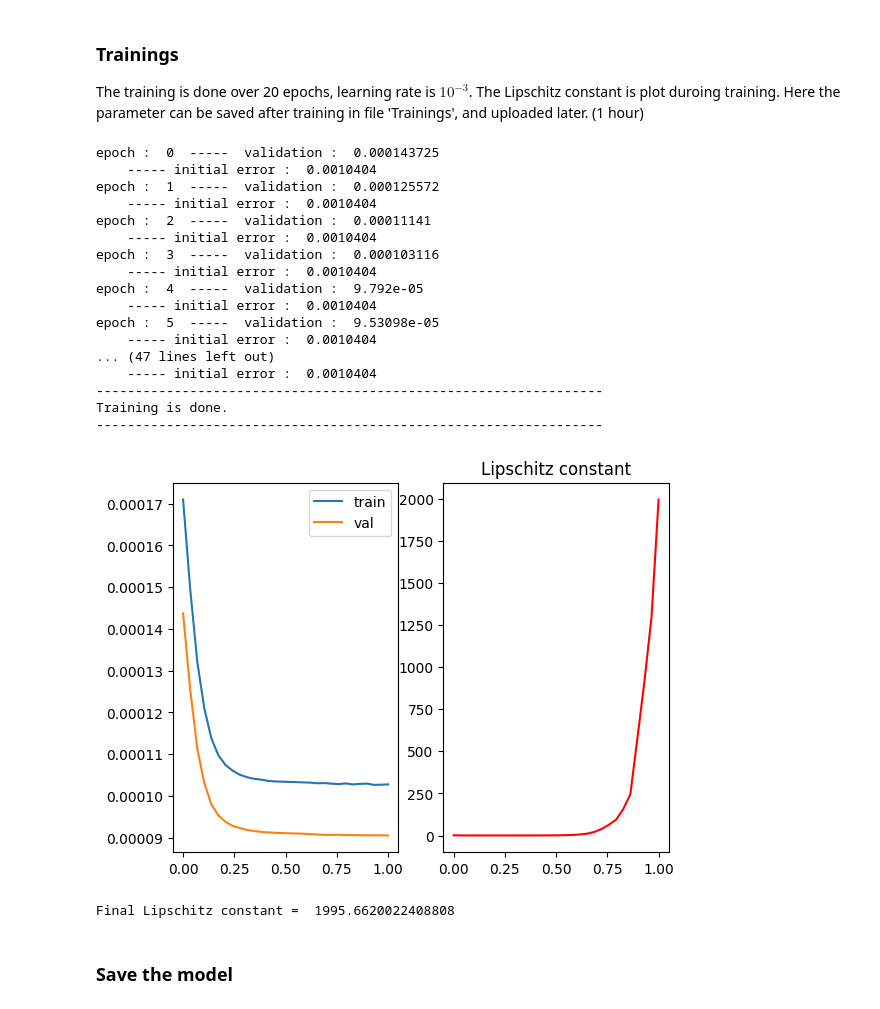
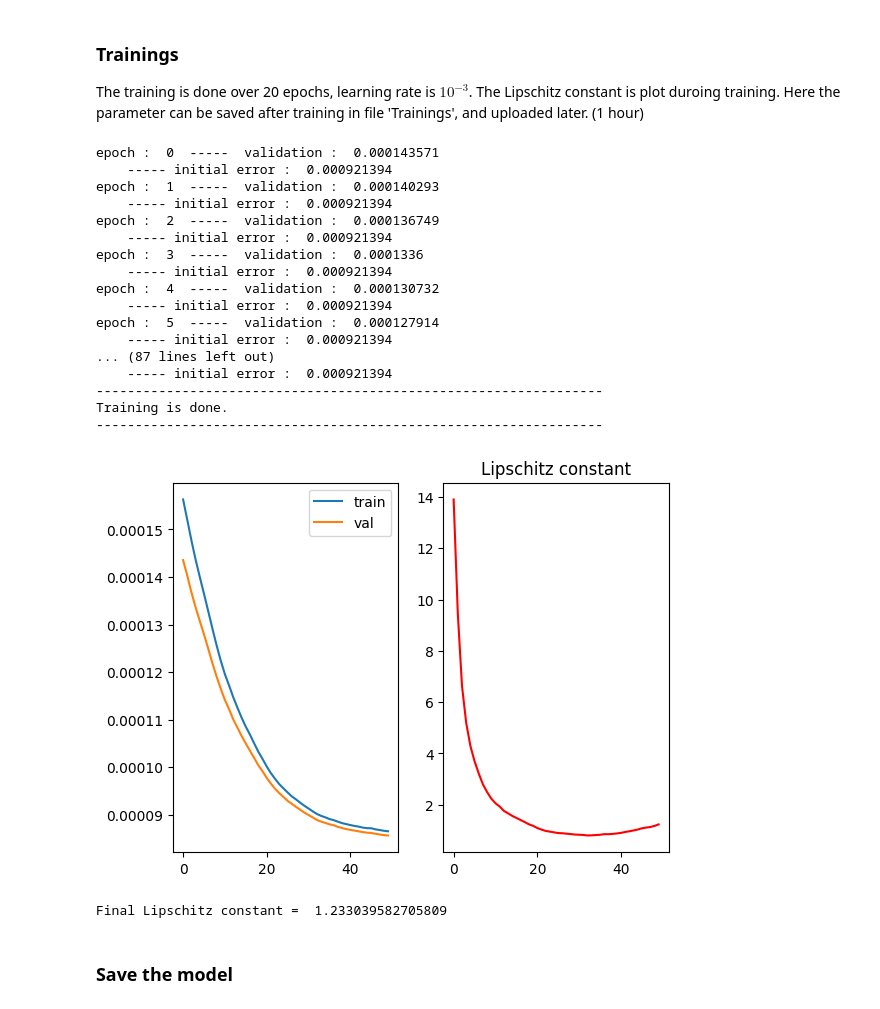
Before and after one commit to CentofantiEze/FBResNet, a Jupyter notebook: notebooks/example.ipynb, the cells around one changed output. Saved outputs shown, nothing was run; the diff lists cells and outputs as text; code cells hidden in the pictures.

```diff
--- a/notebooks/example.ipynb
+++ b/notebooks/example.ipynb
@@ -27,8 +27,8 @@ $a=1$ ,
 $p=1$ ,
 the constraint is $0 <x_i <1$ .
 # %%
-exp1 = FBRestNet(experimentation=Physics(2000,50,1,1), nb_blocks=20, noise = 0.05,folder = './../', im_set="Set1",batch_size=[600,1],lr=1e-3, nb_epochs=[30,1],save=True)
-#exp1 = FBRestNet(experimentation=Physics(2000,50,1,1), nb_blocks=20, noise = 0.05,folder = './../', im_set="Set1",batch_size=[100,1],lr=1e-3, nb_epochs=[10,1],save=False)
+#exp1 = FBRestNet(experimentation=Physics(2000,50,1,1), nb_blocks=20, noise = 0.05,folder = './../', im_set="Set1",batch_size=[600,1],lr=1e-3, nb_epochs=[30,1],save=True)
+exp1 = FBRestNet(experimentation=Physics(2000,50,1,1), nb_blocks=20, noise = 0.05,folder = './../', im_set="Set1",batch_size=[100,1],lr=1e-3, nb_epochs=[50,1],save=True)
 # %% [markdown]
 ### Dataset
 # %%
@@ -41,27 +41,27 @@ The training is done over 20 epochs, learning rate is $10^{-3}$.
 The Lipschitz constant is plot duroing training.
 Here the parameter can be saved after training in file 'Trainings', and uploaded later. (1 hour)
 # %%
-exp1.train(train_set,val_set,save_model=True)
+exp1.train(train_set,val_set,save_model=False)
 # %% [output]
-epoch :  0  -----  validation :  0.000143725
-    ----- initial error :  0.0010404
-epoch :  1  -----  validation :  0.000125572
-    ----- initial error :  0.0010404
-epoch :  2  -----  validation :  0.00011141
-    ----- initial error :  0.0010404
-epoch :  3  -----  validation :  0.000103116
-    ----- initial error :  0.0010404
-epoch :  4  -----  validation :  9.792e-05
-    ----- initial error :  0.0010404
-epoch :  5  -----  validation :  9.53098e-05
-    ----- initial error :  0.0010404
-... (47 lines left out)
-    ----- initial error :  0.0010404
+epoch :  0  -----  validation :  0.000143571
+    ----- initial error :  0.000921394
+epoch :  1  -----  validation :  0.000140293
+    ----- initial error :  0.000921394
+epoch :  2  -----  validation :  0.000136749
+    ----- initial error :  0.000921394
+epoch :  3  -----  validation :  0.0001336
+    ----- initial error :  0.000921394
+epoch :  4  -----  validation :  0.000130732
+    ----- initial error :  0.000921394
+epoch :  5  -----  validation :  0.000127914
+    ----- initial error :  0.000921394
+... (87 lines left out)
+    ----- initial error :  0.000921394
 -----------------------------------------------------------------
 Training is done.
 -----------------------------------------------------------------
-[figure, old version]
+[figure, new version]
-Final Lipschitz constant =  1995.6620022408808
+Final Lipschitz constant =  1.233039582705809
 # %% [markdown]
 ### Save the model
 # %%
```
Also changed, not shown: parts of 10 cells of this notebook.
